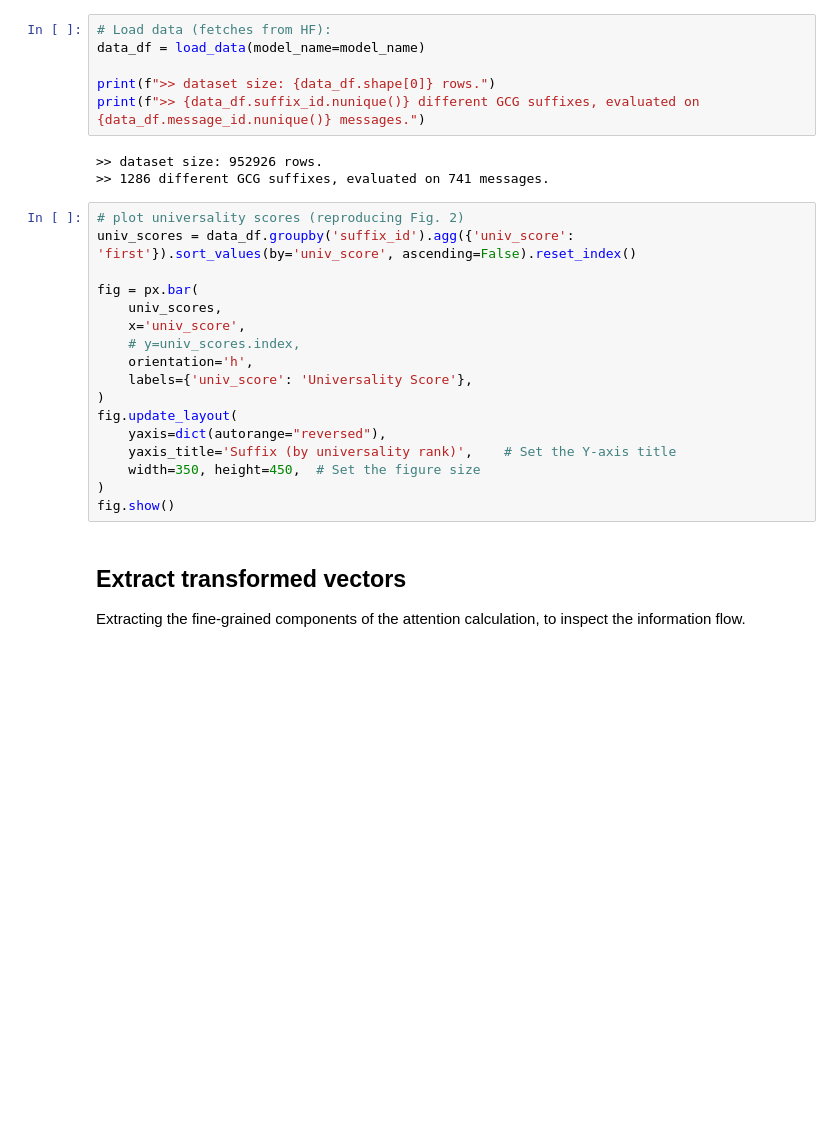
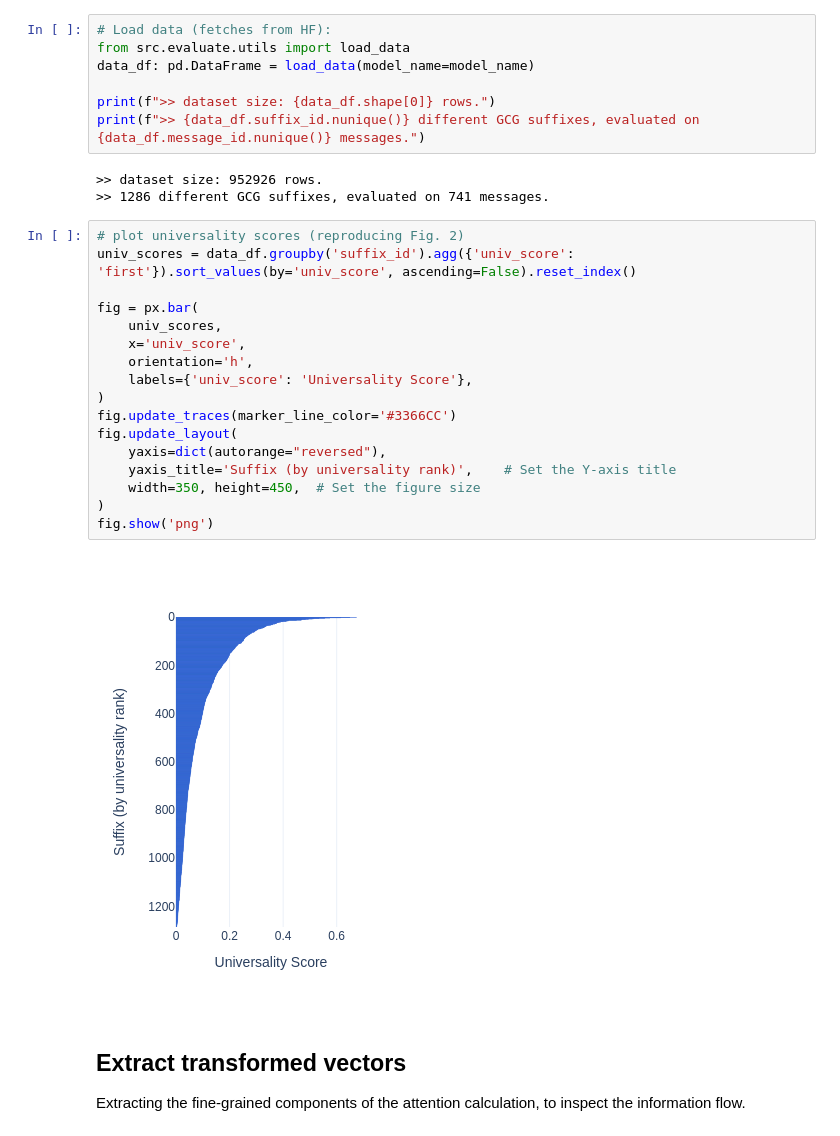
Before and after one commit to matanbt/interp-jailbreak, a Jupyter notebook: demo.ipynb, the cells around one changed output. Cells and saved outputs as stored; diff of their text form; blank space fills up the shorter version.

```diff
--- a/demo.ipynb
+++ b/demo.ipynb
@@ -26,7 +27,8 @@ Loaded pretrained model google/gemma-2-2b-it into HookedTransformer
 ## Load GCG Suffixes Dataset
 # %%
 # Load data (fetches from HF):
-data_df = load_data(model_name=model_name)
+from src.evaluate.utils import load_data
+data_df: pd.DataFrame = load_data(model_name=model_name)
 
 print(f">> dataset size: {data_df.shape[0]} rows.")
 print(f">> {data_df.suffix_id.nunique()} different GCG suffixes, evaluated on {data_df.message_id.nunique()} messages.")
@@ -36,20 +38,22 @@ print(f">> {data_df.suffix_id.nunique()} different GCG suffixes, evaluated on {d
 # %%
 # plot universality scores (reproducing Fig. 2)
 univ_scores = data_df.groupby('suffix_id').agg({'univ_score': 'first'}).sort_values(by='univ_score', ascending=False).reset_index()
 
 fig = px.bar(
     univ_scores,
     x='univ_score',
-    # y=univ_scores.index,
     orientation='h',
     labels={'univ_score': 'Universality Score'},
 )
+fig.update_traces(marker_line_color='#3366CC')
 fig.update_layout(
     yaxis=dict(autorange="reversed"),
     yaxis_title='Suffix (by universality rank)',    # Set the Y-axis title
     width=350, height=450,  # Set the figure size
 )
-fig.show()
+fig.show('png')
+# %% [output]
+[figure, added]
 # %% [markdown]
 ## Extract transformed vectors
 Extracting the fine-grained components of the attention calculation, to inspect the information flow.
```
Also changed, not shown: parts of 3 cells of this notebook, 1 other file.
